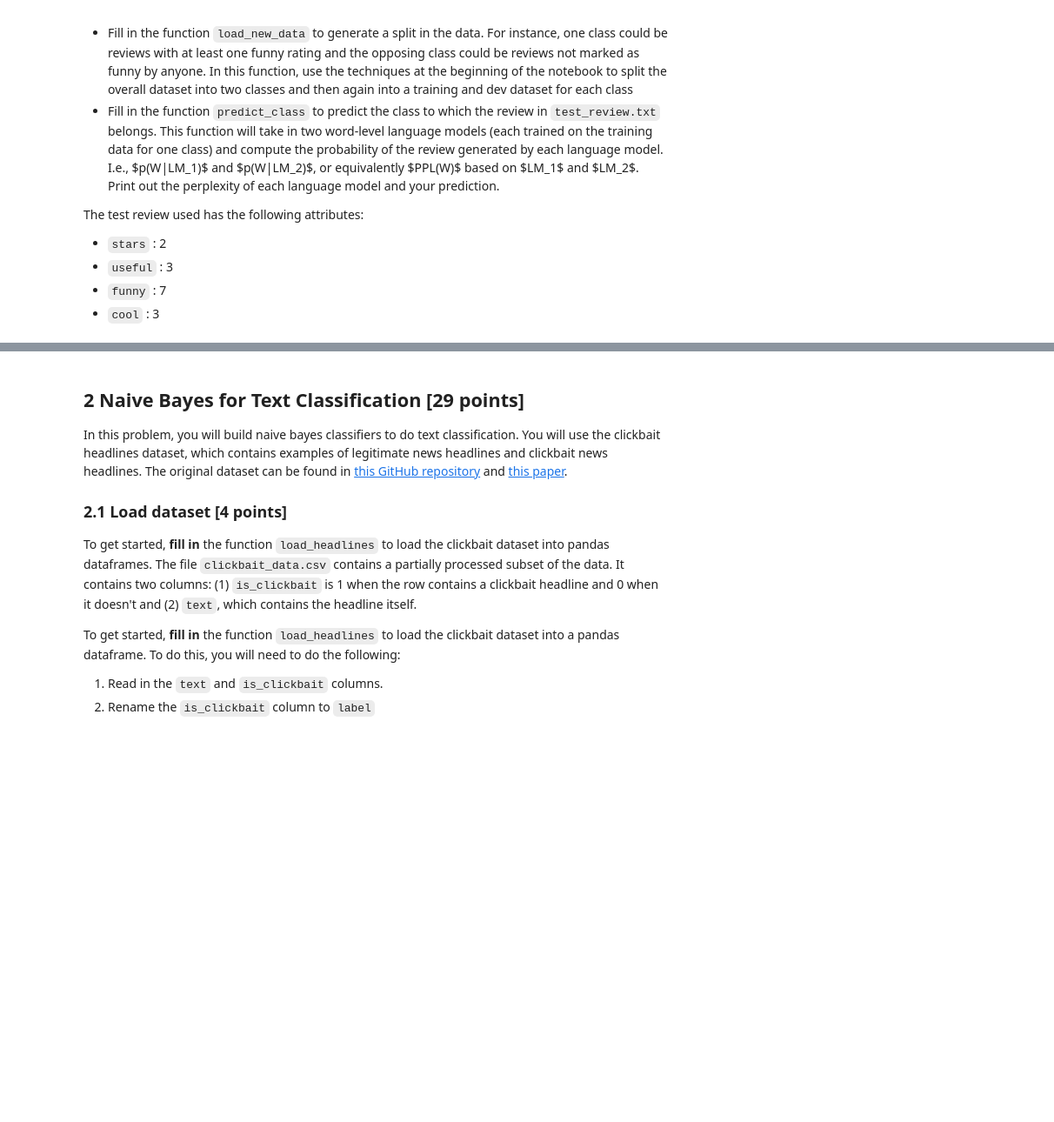
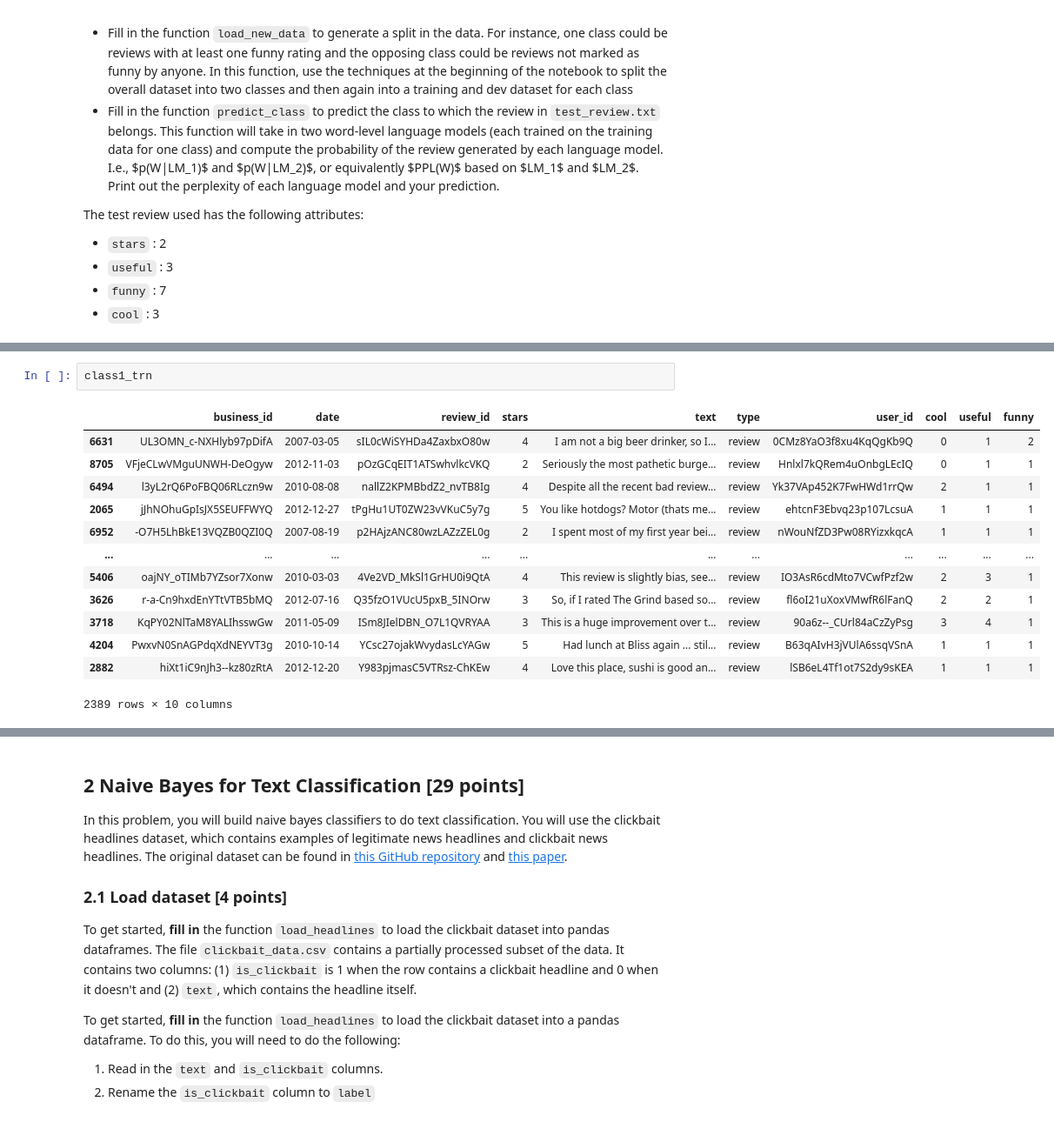
Before and after one commit to ArdonnieIV/EECS487_H1, a Jupyter notebook: hw1.ipynb, the cells around one changed output, grey strips where cells are left out. Shown: that part at 87% size. Saved outputs shown, nothing was run; the diff lists cells and outputs as text; blank space fills up the shorter version.

```diff
--- a/hw1.ipynb
+++ b/hw1.ipynb
@@ -311,3 +351,19 @@ The test review used has the following attributes:
+# %%
+class1_trn
+# %% [output]
+|  | business_id | date | review_id | stars | text | type | user_id | cool | useful | funny |
+| 6631 | UL3OMN_c-NXHlyb97pDifA | 2007-03-05 | sIL0cWiSYHDa4ZaxbxO80w | 4 | I am not a big beer drinker, so I... | review | 0CMz8YaO3f8xu4KqQgKb9Q | 0 | 1 | 2 |
+| 8705 | VFjeCLwVMguUNWH-DeOgyw | 2012-11-03 | pOzGCqEIT1ATSwhvlkcVKQ | 2 | Seriously the most pathetic burge... | review | Hnlxl7kQRem4uOnbgLEcIQ | 0 | 1 | 1 |
+| 6494 | l3yL2rQ6PoFBQ06RLczn9w | 2010-08-08 | nallZ2KPMBbdZ2_nvTB8Ig | 4 | Despite all the recent bad review... | review | Yk37VAp452K7FwHWd1rrQw | 2 | 1 | 1 |
+| 2065 | jJhNOhuGpIsJX5SEUFFWYQ | 2012-12-27 | tPgHu1UT0ZW23vVKuC5y7g | 5 | You like hotdogs? Motor (thats me... | review | ehtcnF3Ebvq23p107LcsuA | 1 | 1 | 1 |
+| 6952 | -O7H5LhBkE13VQZB0QZI0Q | 2007-08-19 | p2HAjzANC80wzLAZzZEL0g | 2 | I spent most of my first year bei... | review | nWouNfZD3Pw08RYizxkqcA | 1 | 1 | 1 |
+| ... | ... | ... | ... | ... | ... | ... | ... | ... | ... | ... |
+| 5406 | oajNY_oTIMb7YZsor7Xonw | 2010-03-03 | 4Ve2VD_MkSl1GrHU0i9QtA | 4 | This review is slightly bias, see... | review | IO3AsR6cdMto7VCwfPzf2w | 2 | 3 | 1 |
+| 3626 | r-a-Cn9hxdEnYTtVTB5bMQ | 2012-07-16 | Q35fzO1VUcU5pxB_5INOrw | 3 | So, if I rated The Grind based so... | review | fl6oI21uXoxVMwfR6lFanQ | 2 | 2 | 1 |
+| 3718 | KqPY02NlTaM8YALIhsswGw | 2011-05-09 | ISm8JIelDBN_O7L1QVRYAA | 3 | This is a huge improvement over t... | review | 90a6z--_CUrl84aCzZyPsg | 3 | 4 | 1 |
+| 4204 | PwxvN0SnAGPdqXdNEYVT3g | 2010-10-14 | YCsc27ojakWvydasLcYAGw | 5 | Had lunch at Bliss again ... stil... | review | B63qAIvH3jVUlA6ssqVSnA | 1 | 1 | 1 |
+| 2882 | hiXt1iC9nJh3--kz80zRtA | 2012-12-20 | Y983pjmasC5VTRsz-ChKEw | 4 | Love this place, sushi is good an... | review | lSB6eL4Tf1ot7S2dy9sKEA | 1 | 1 | 1 |
+2389 rows × 10 columns
 # %%
 filename = 'yelp.csv'
 df = pd.read_csv(filename)
```
Also changed, not shown: parts of 17 cells of this notebook, 1 other file.
